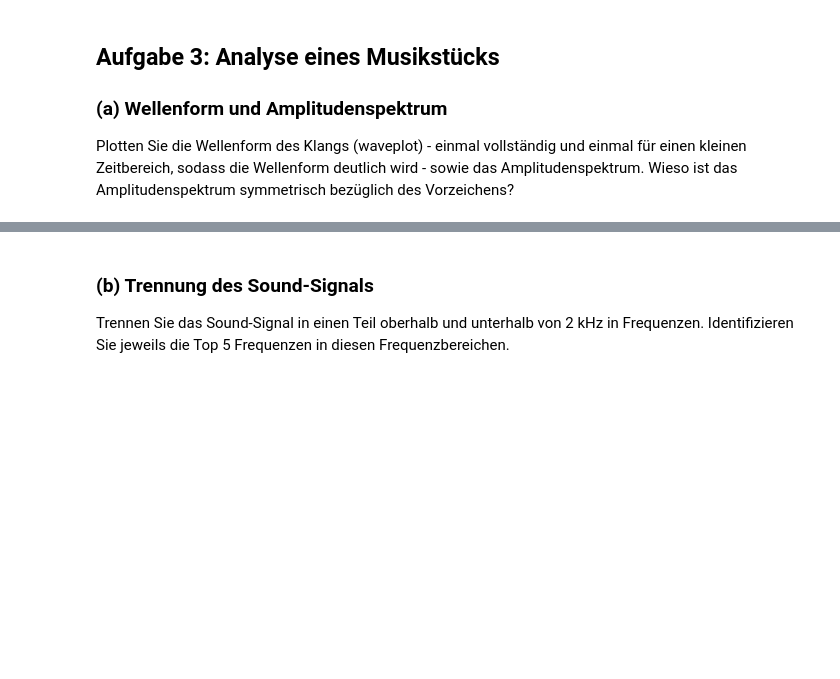
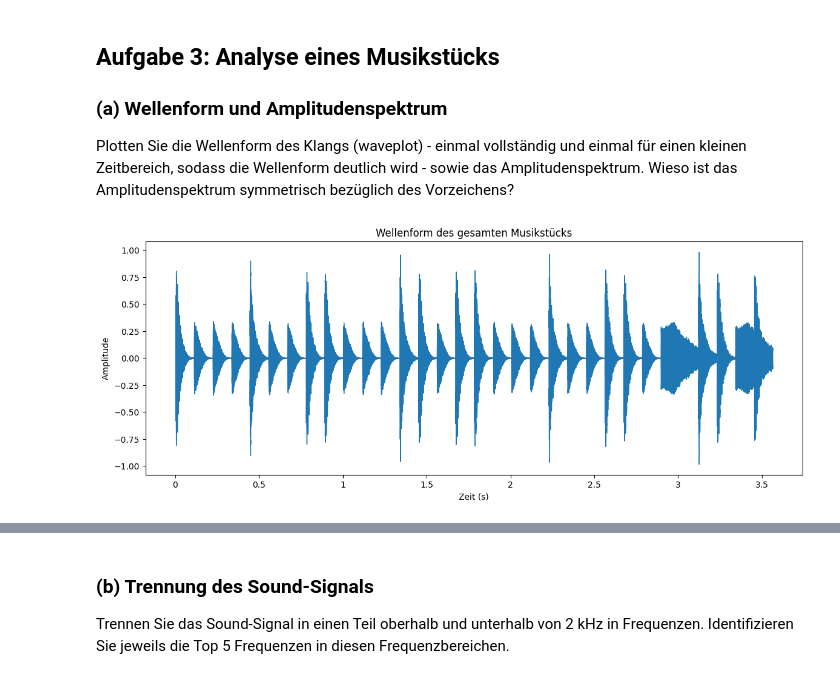
Before and after one commit to infamousperi/FourierTransformation, a Jupyter notebook: MC2.ipynb, the cells around one changed output, grey strips where cells are left out. Saved outputs shown, nothing was run; the diff lists cells and outputs as text; code cells hidden in the pictures; blank space fills up the shorter version.

```diff
--- a/MC2.ipynb
+++ b/MC2.ipynb
@@ -237,3 +240,16 @@ Vergleichen Sie die Ergebnisse mit denen aus Aufgabe 1. Beschreiben und erkläre
 
 ### (a) Wellenform und Amplitudenspektrum
 Plotten Sie die Wellenform des Klangs (waveplot) - einmal vollständig und einmal für einen kleinen Zeitbereich, sodass die Wellenform deutlich wird - sowie das Amplitudenspektrum. Wieso ist das Amplitudenspektrum symmetrisch bezüglich des Vorzeichens?
+# %%
+filename = "./data_mc2/music.wav"
+y, sr = librosa.load(filename, sr=None)
+
+# Wellenform plotten (vollständig)
+plt.figure(figsize=(14, 5))
+librosa.display.waveshow(y, sr=sr)
+plt.title("Wellenform des gesamten Musikstücks")
+plt.xlabel("Zeit (s)")
+plt.ylabel("Amplitude")
+plt.show()
+# %% [output]
+[figure, added]
```
Also changed, not shown: parts of 12 cells of this notebook, 2 other files.
